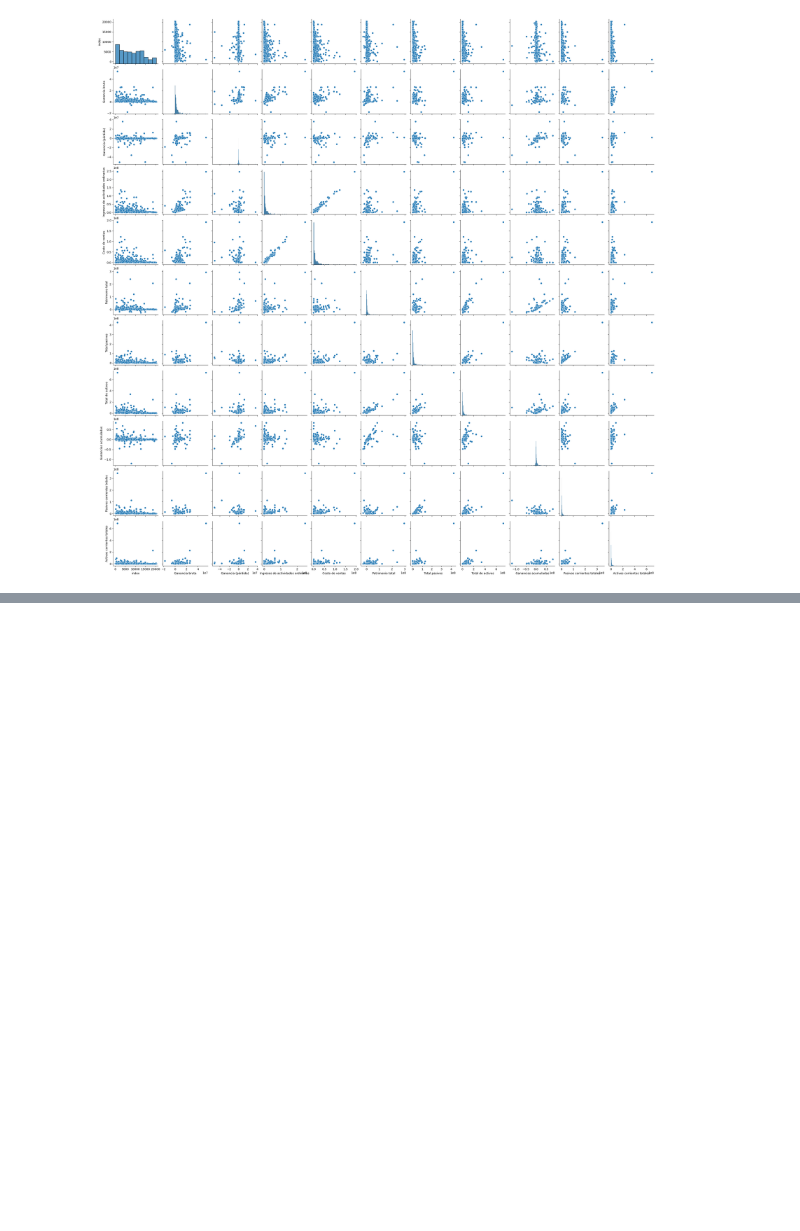
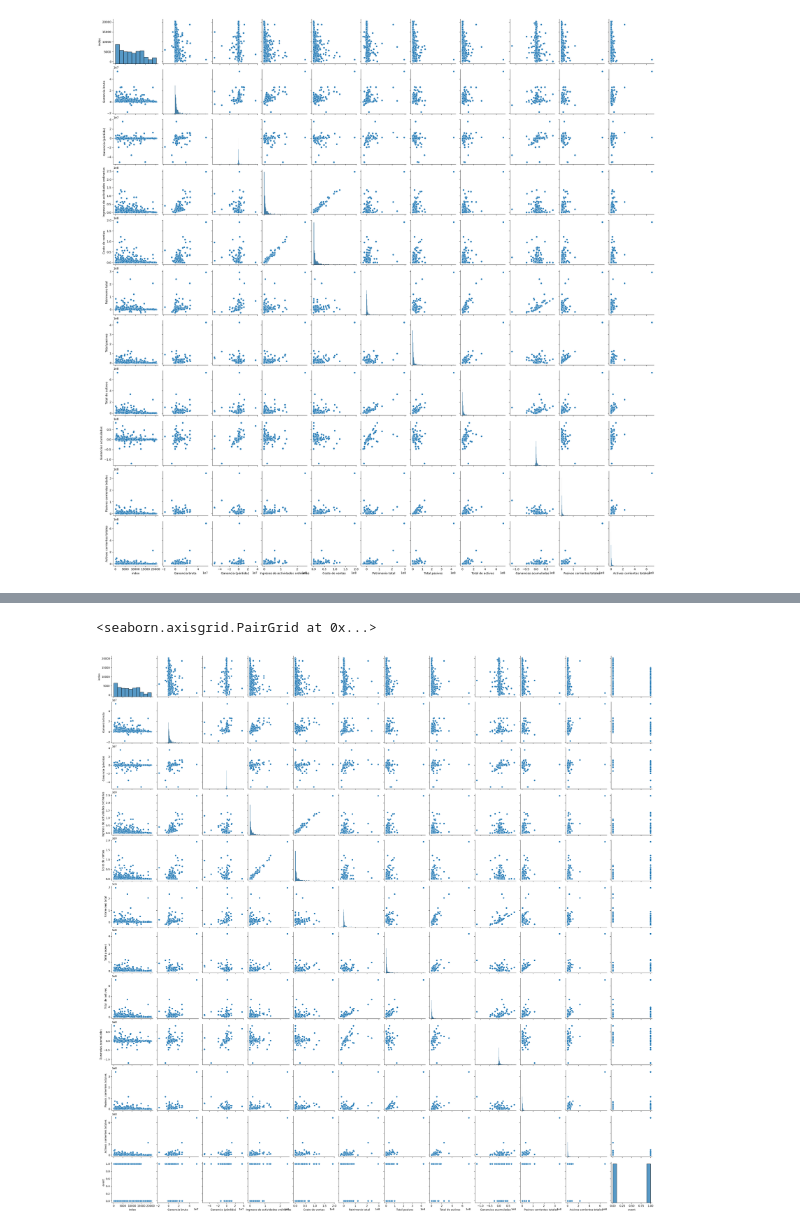
Before and after one commit to DeisyData/Fundamentos_IA, a Jupyter notebook: PreProyecto.ipynb, the cells around one changed output, grey strips where cells are left out. Drawn from its saved outputs; the diff is of its cells as text; code cells hidden in the pictures; blank space fills up the shorter version.

```diff
--- a/PreProyecto.ipynb
+++ b/PreProyecto.ipynb
@@ -98,0 +134,5 @@ sns.pairplot(X_under)
+# %%
+sns.pairplot(df_under)
+# %% [output]
+<seaborn.axisgrid.PairGrid at 0x...>
+[figure, added]
```
Also changed, not shown: parts of 2 cells of this notebook.
